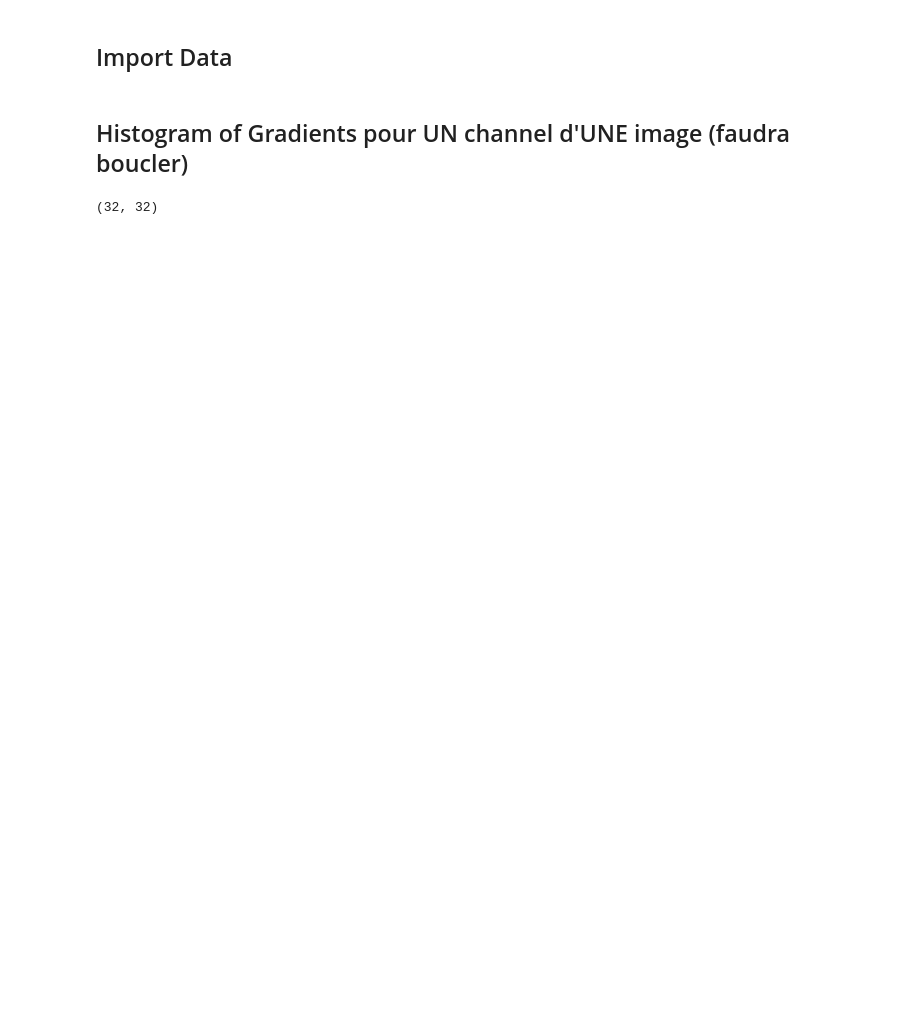
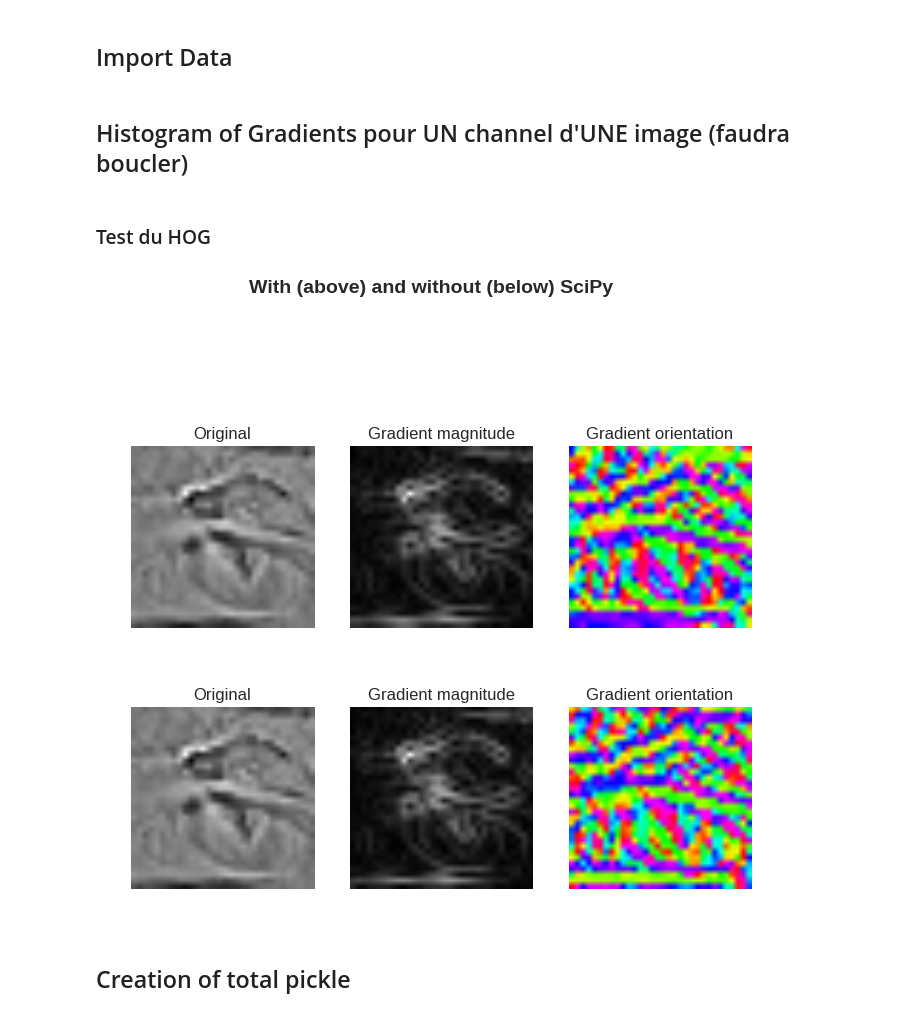
Before and after one commit to GeoffNN/KernelImages, a Jupyter notebook: src/HOG.ipynb, the cells around one changed output. Cells and saved outputs as stored; diff of their text form; code cells hidden in the pictures; blank space fills up the shorter version.

```diff
--- a/src/HOG.ipynb
+++ b/src/HOG.ipynb
@@ -50,23 +68,19 @@ images = pickle.load(open("images.pickle", 'rb'))
 # %%
-from scipy import signal
-
-def HOG(image):
+def HOG(image, blockSize = 4, nbins = 9):
     scharr = np.array([[ -3-3j, 0-10j,  +3 -3j],
                         [-10+0j, 0+ 0j, +10 +0j],
                         [ -3+3j, 0+10j,  +3 +3j]]) # Gx + j*Gy
 
-    grad = signal.convolve2d(image, scharr, boundary='symm', mode='same')
+    grad = convolve2D(image, scharr)
     hist = np.zeros((8, 8, 9))
+    blockSize = 4
+    nbins = 9
 
     for i in range(8):
         for j in range(8):
-            for case in np.nditer(grad[i*4:(i+1)*4, j*4:(j+1)*4]):
-                hist[i,j,int(abs(9*((360+np.angle(case, deg = True))%360)/360))] += np.absolute(case)
+            for case in np.nditer(grad[i*blockSize:(i+1)*blockSize, j*blockSize:(j+1)*blockSize]):
+                hist[i,j,int(abs(nbins*((360+np.angle(case, deg = True))%360)/360))] += np.absolute(case)
 
-    return hist
+    return hist, grad
-# %%
-images[0][:,:,0].shape
-# %% [output]
-(32, 32)
-# %%
-hist = HOG(images[0][:,:,0])
+# %% [markdown]
+### Test du HOG
@@ -72,0 +106,34 @@ hist = HOG(images[0][:,:,0])
+# %%
+testImage = images[10][:,:,0]
+hist, grad = HOG(testImage)
+histsc, gradsc = HOGscipy(testImage)
+# %%
+fig, (ax_orig, ax_mag, ax_ang) = plt.subplots(1, 3)
+ax_orig.imshow(testImage, cmap='gray')
+ax_orig.set_title('Original')
+ax_orig.set_axis_off()
+ax_mag.imshow(np.absolute(gradsc), cmap='gray')
+ax_mag.set_title('Gradient magnitude')
+ax_mag.set_axis_off()
+ax_ang.imshow(np.angle(gradsc), cmap='hsv') # hsv is cyclic, like angles
+ax_ang.set_title('Gradient orientation')
+ax_ang.set_axis_off()
+fig.suptitle('With (above) and without (below) SciPy', fontsize=14, fontweight='bold')
+fig.show()
+
+fig, (ax_orig, ax_mag, ax_ang) = plt.subplots(1, 3)
+ax_orig.imshow(testImage, cmap='gray')
+ax_orig.set_title('Original')
+ax_orig.set_axis_off()
+ax_mag.imshow(np.absolute(grad), cmap='gray')
+ax_mag.set_title('Gradient magnitude')
+ax_mag.set_axis_off()
+ax_ang.imshow(np.angle(grad), cmap='hsv') # hsv is cyclic, like angles
+ax_ang.set_title('Gradient orientation')
+ax_ang.set_axis_off()
+fig.show()
+# %% [output]
+[figure, added]
+[figure, added]
+# %% [markdown]
+## Creation of total pickle
```
Also changed, not shown: parts of 7 cells of this notebook, 1 other file.
